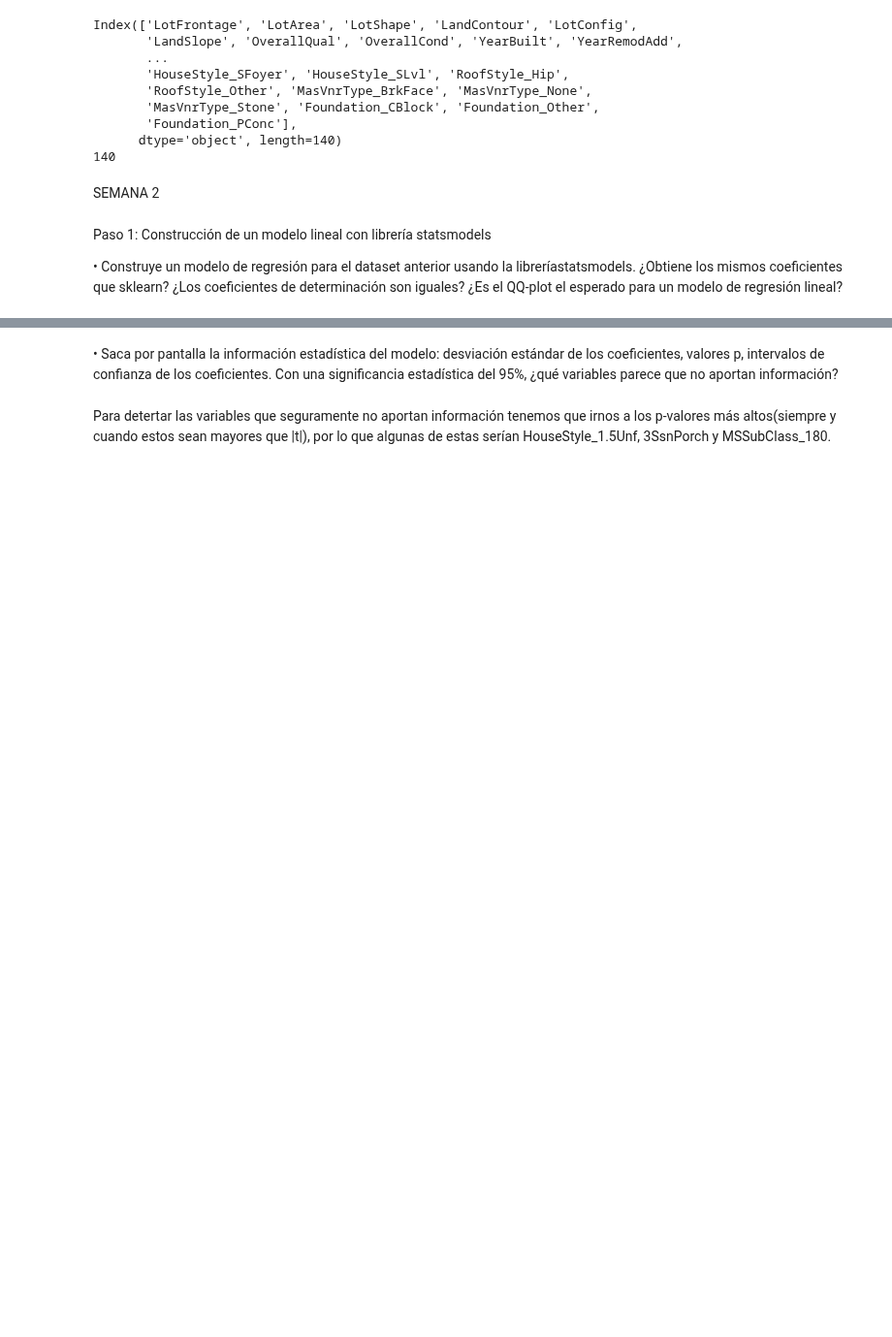
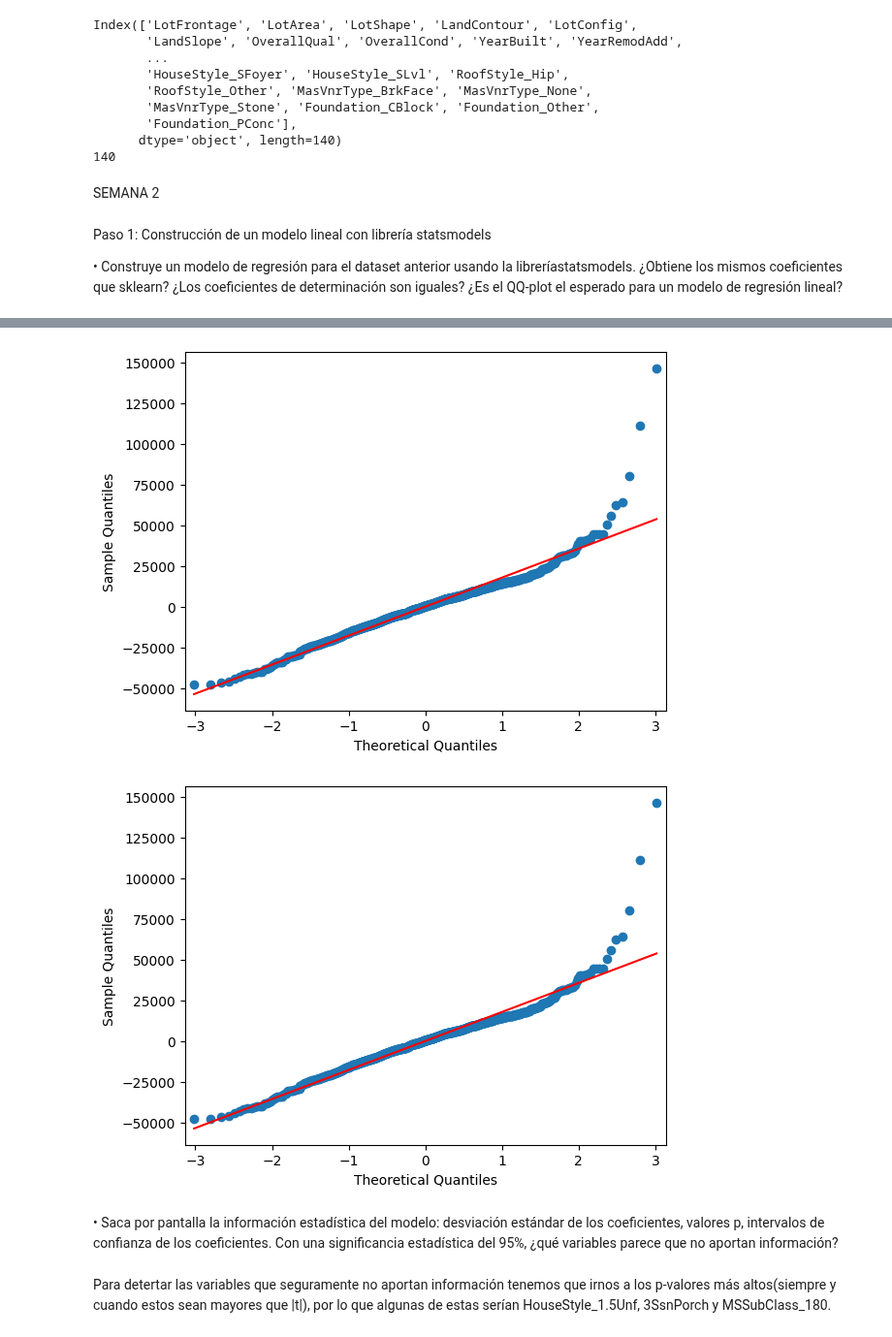
Before and after one commit to daviloncio/repositorio2, a Jupyter notebook: p2_aa/aprendizaje p2.ipynb, the cells around one changed output, grey strips where cells are left out. Shown at 97% size. Saved outputs shown, nothing was run; the diff lists cells and outputs as text; code cells hidden in the pictures; blank space fills up the shorter version.

```diff
--- a/p2_aa/aprendizaje p2.ipynb
+++ b/p2_aa/aprendizaje p2.ipynb
@@ -77,6 +83,11 @@ Como al ejecutar el QQPlot se visualiza el trazado ascendente de los residuos or
 # %%
 x=sm.add_constant(x_train)
 model = sm.OLS(y_train, x_train).fit()
+
+sm.qqplot(model.resid, line='s')
+# %% [output]
+[figure, added]
+[figure, added]
 # %% [markdown]
 • Saca por pantalla la información estadística del modelo: desviación estándar de los coeficientes, valores p, intervalos de confianza de los coeficientes. Con una significancia estadística del 95%, ¿qué variables parece que no aportan
 información?
```
Also changed, not shown: parts of 12 cells of this notebook, 24 other files.
